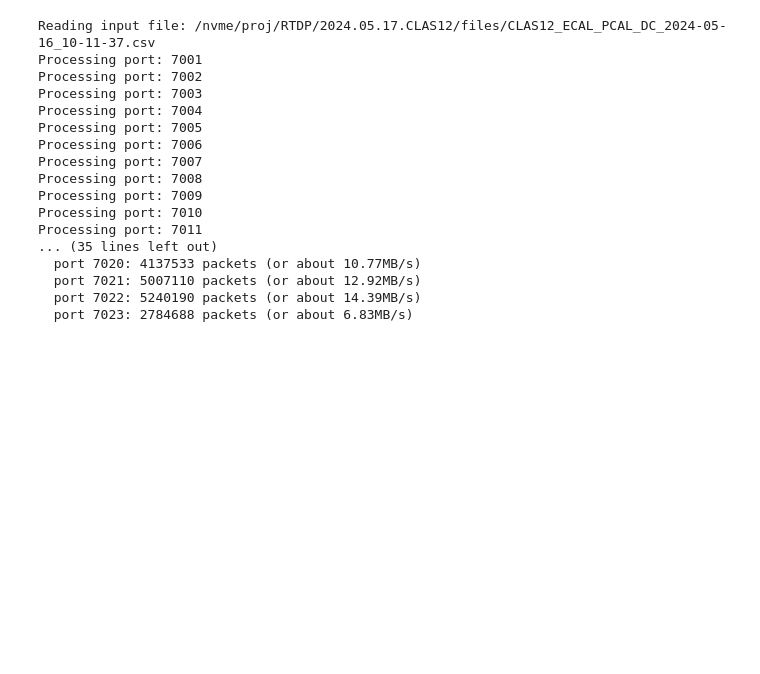
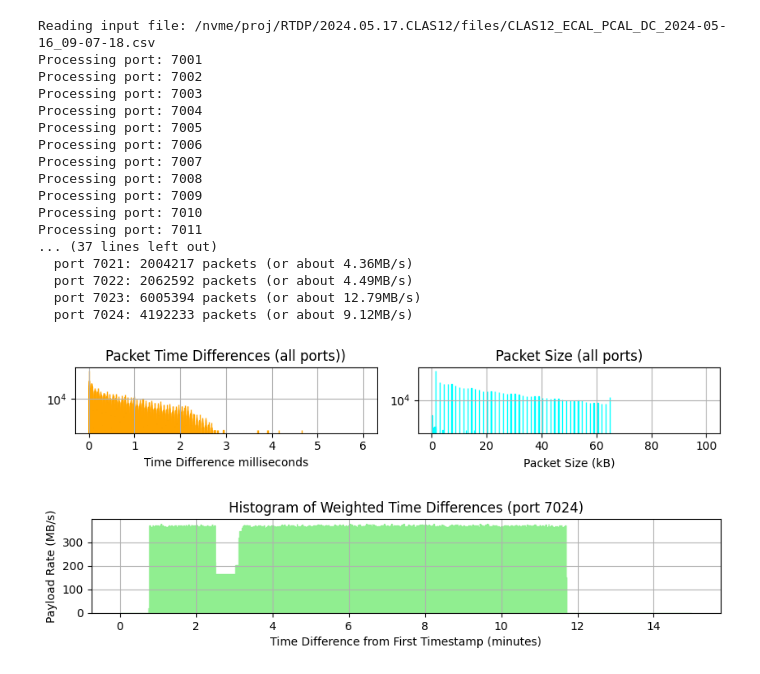
Before and after one commit to JeffersonLab/SRO-RTDP, a Jupyter notebook: notebooks/2024.05.16.CLAS12_BeamCapture/packet_analysis02.ipynb, the cells around one changed output. Drawn from its saved outputs; the diff is of its cells as text; code cells hidden in the pictures; blank space fills up the shorter version.

```diff
--- a/notebooks/2024.05.16.CLAS12_BeamCapture/packet_analysis02.ipynb
+++ b/notebooks/2024.05.16.CLAS12_BeamCapture/packet_analysis02.ipynb
@@ -4,9 +22,9 @@
 import pandas as pd
 import matplotlib.pyplot as plt
 
-# fname = '/nvme/proj/RTDP/2024.05.17.CLAS12/files/CLAS12_ECAL_PCAL_DC_2024-05-16_09-07-18.csv' #  5nA, 220.0GB
+fname = '/nvme/proj/RTDP/2024.05.17.CLAS12/files/CLAS12_ECAL_PCAL_DC_2024-05-16_09-07-18.csv' #  5nA, 220.0GB
 # fname = '/nvme/proj/RTDP/2024.05.17.CLAS12/files/CLAS12_ECAL_PCAL_DC_2024-05-16_09-27-14.csv' #  70nA, 474.0GB
-fname = '/nvme/proj/RTDP/2024.05.17.CLAS12/files/CLAS12_ECAL_PCAL_DC_2024-05-16_10-11-37.csv' #  25nA, 235.0GB
+# fname = '/nvme/proj/RTDP/2024.05.17.CLAS12/files/CLAS12_ECAL_PCAL_DC_2024-05-16_10-11-37.csv' #  25nA, 235.0GB
 
 
 print(f"Reading input file: {fname}")
@@ -20,21 +38,21 @@ t_total = df['Timestamp'].max() - df['Timestamp'].min()
 # Caluculate values based on port
 df1 = {}
 t_total1 = {}
-for port in range(7001, 7024):
+for port in range(7001, 7025):
     print(f"Processing port: {port}")
     df1[port] = df[df['DestinationPort'] == port].copy()
     df1[port]['time_diff'] = df1[port]['Timestamp'].diff()*1E3 # Time difference between subsequent packets in milliseconds
     df1[port] = df1[port].dropna()
     t_total1[port] = df1[port]['Timestamp'].max() - df1[port]['Timestamp'].min()
 
-print(f'Number of packets: {len(df)} (or about {len(df)/4.0E6:.2f}M packets per stream)')
+print(f'Number of packets: {len(df)} (or about {len(df)/24.0E6:.2f}M packets per stream)')
 print(f'Total time for run: {t_total:.2f}s (={t_total/60.0:.2f}mins)')
 print(f'Total data (approx.): {d_total*1.0E-3:.2f}GB')
 print(f'Total rate (approx.): {d_total/t_total:.2f}MB/s')
-for port in range(7001, 7024):
+for port in range(7001, 7025):
     print(f'  port {port}: {len(df1[port])} packets (or about {len(df1[port])*1.5E-3/t_total1[port]:.2f}MB/s)')
 # %% [output]
-Reading input file: /nvme/proj/RTDP/2024.05.17.CLAS12/files/CLAS12_ECAL_PCAL_DC_2024-05-16_10-11-37.csv
+Reading input file: /nvme/proj/RTDP/2024.05.17.CLAS12/files/CLAS12_ECAL_PCAL_DC_2024-05-16_09-07-18.csv
 Processing port: 7001
 Processing port: 7002
 Processing port: 7003
@@ -46,11 +64,54 @@ Processing port: 7008
 Processing port: 7009
 Processing port: 7010
 Processing port: 7011
-... (35 lines left out)
-  port 7020: 4137533 packets (or about 10.77MB/s)
-  port 7021: 5007110 packets (or about 12.92MB/s)
-  port 7022: 5240190 packets (or about 14.39MB/s)
-  port 7023: 2784688 packets (or about 6.83MB/s)
+... (37 lines left out)
+  port 7021: 2004217 packets (or about 4.36MB/s)
+  port 7022: 2062592 packets (or about 4.49MB/s)
+  port 7023: 6005394 packets (or about 12.79MB/s)
+  port 7024: 4192233 packets (or about 9.12MB/s)
+# %%
+
+df['time_diff'] = df['Timestamp'].diff()*1E3 # Time difference between subsequent packets in milliseconds
+
+# Show time between packets and packet size plots side-by-side
+fig1, (ax1, ax2) = plt.subplots(1, 2, figsize=(8.5, 1.75))
+
+# Time between packets
+ax1.hist(df['time_diff'], bins=5000, edgecolor='orange', range=[0.0, 6.0E0], log=True)
+ax1.set_title(f'Packet Time Differences (all ports))')
+ax1.set_xlabel('Time Difference milliseconds')
+ax1.grid(True)
+
+# Packet size
+ax2.hist(df['CaptureLength']*1.0E-3, bins=1000, edgecolor='cyan', range=[0.0, 1.0E2], log=True)
+ax2.set_title(f'Packet Size (all ports)')
+ax2.set_xlabel('Packet Size (kB)')
+ax2.grid(True)
+
+plt.tight_layout()
+plt.show()
+plt.close(fig1)
+
+# Calculate time differences from the first row's Timestamp (in minutes)
+time_diffs = (df['Timestamp'] - df['Timestamp'].iloc[0])/60.0
+
+# Define histogram parameters
+bin_width = 1  # seconds
+total_range = 15 * 60  # 15 minutes in seconds
+bins = int(total_range / bin_width)
+
+# Create the histogram
+fig2, ax3 = plt.subplots(figsize=(10, 1.5))
+ax3.hist(time_diffs, bins=bins, range=[0.0, 15.0], weights=df['CaptureLength']/1.0E6, edgecolor='lightgreen')
+ax3.set_title(f'Histogram of Weighted Time Differences (port {port})')
+ax3.set_xlabel('Time Difference from First Timestamp (minutes)')
+ax3.set_ylabel('Payload Rate (MB/s)')
+ax3.grid(True)
+plt.show()
+plt.close(fig2)
+# %% [output]
+[figure, added]
+[figure, added]
 # %%
 
 time_diffs = {}
```
Also changed, not shown: parts of 3 cells of this notebook.
